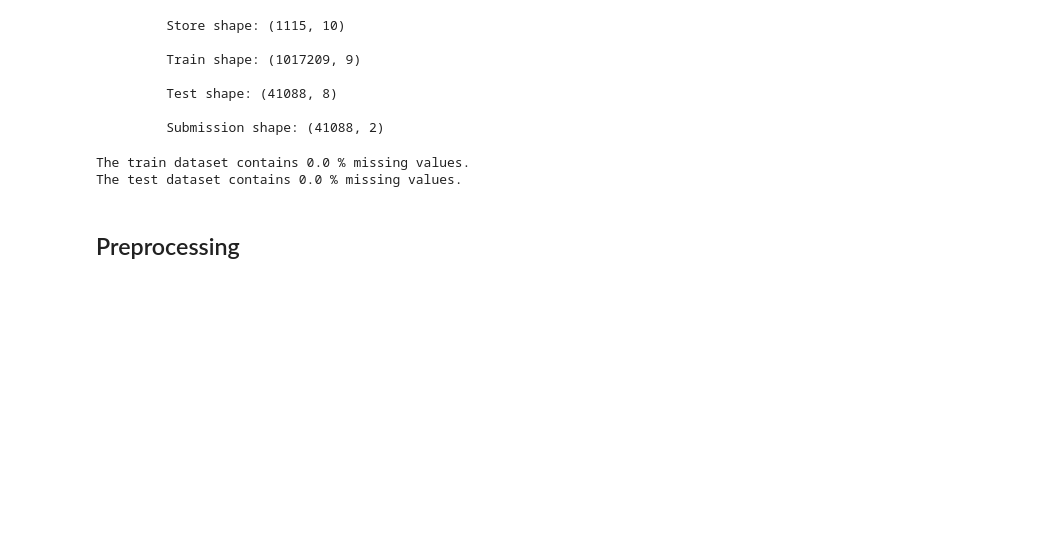
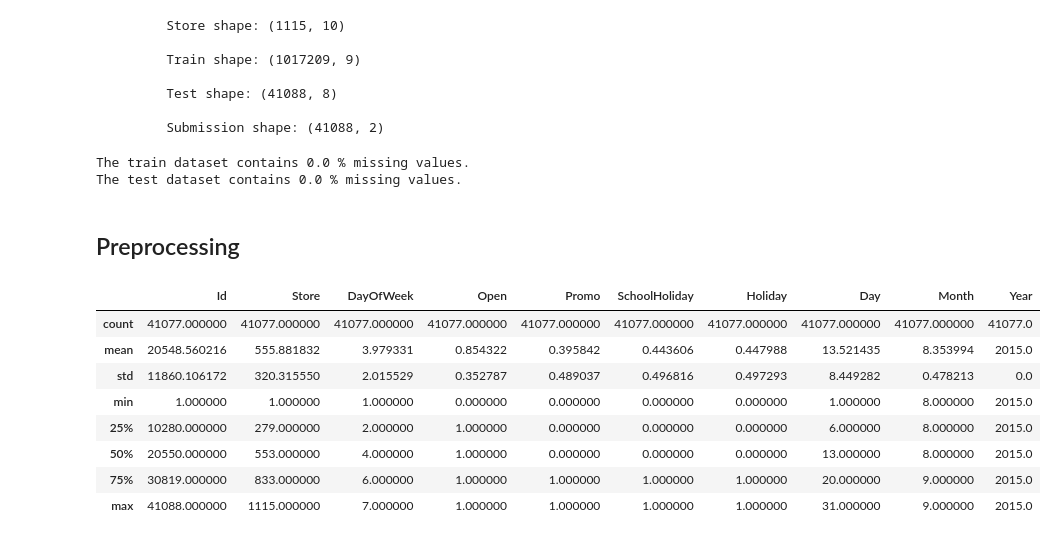
Before and after one commit to Luel-Hagos/Pharmaceutical-Sales-prediction-across-multiple-stores, a Jupyter notebook: notebooks/Exploration.ipynb, the cells around one changed output. Cells and saved outputs as stored; diff of their text form; code cells hidden in the pictures; blank space fills up the shorter version.

```diff
--- a/notebooks/Exploration.ipynb
+++ b/notebooks/Exploration.ipynb
@@ -187,2 +187,18 @@ test_data['Holiday'] = test_data['Holiday'] | test_data['SchoolHoliday']
 day_month_year(train_data, 'Date')
 day_month_year(test_data, 'Date')
+# %%
+# drop missing value
+test_data = test_data.dropna()
+treain_data = train_data.dropna()
+# %%
+test_data.describe()
+# %% [output]
+|  | Id | Store | DayOfWeek | Open | Promo | SchoolHoliday | Holiday | Day | Month | Year |
+| count | 41077.000000 | 41077.000000 | 41077.000000 | 41077.000000 | 41077.000000 | 41077.000000 | 41077.000000 | 41077.000000 | 41077.000000 | 41077.0 |
+| mean | 20548.560216 | 555.881832 | 3.979331 | 0.854322 | 0.395842 | 0.443606 | 0.447988 | 13.521435 | 8.353994 | 2015.0 |
+| std | 11860.106172 | 320.315550 | 2.015529 | 0.352787 | 0.489037 | 0.496816 | 0.497293 | 8.449282 | 0.478213 | 0.0 |
+| min | 1.000000 | 1.000000 | 1.000000 | 0.000000 | 0.000000 | 0.000000 | 0.000000 | 1.000000 | 8.000000 | 2015.0 |
+| 25% | 10280.000000 | 279.000000 | 2.000000 | 1.000000 | 0.000000 | 0.000000 | 0.000000 | 6.000000 | 8.000000 | 2015.0 |
+| 50% | 20550.000000 | 553.000000 | 4.000000 | 1.000000 | 0.000000 | 0.000000 | 0.000000 | 13.000000 | 8.000000 | 2015.0 |
+| 75% | 30819.000000 | 833.000000 | 6.000000 | 1.000000 | 1.000000 | 1.000000 | 1.000000 | 20.000000 | 9.000000 | 2015.0 |
+| max | 41088.000000 | 1115.000000 | 7.000000 | 1.000000 | 1.000000 | 1.000000 | 1.000000 | 31.000000 | 9.000000 | 2015.0 |
```
Also changed, not shown: parts of 11 cells of this notebook.
